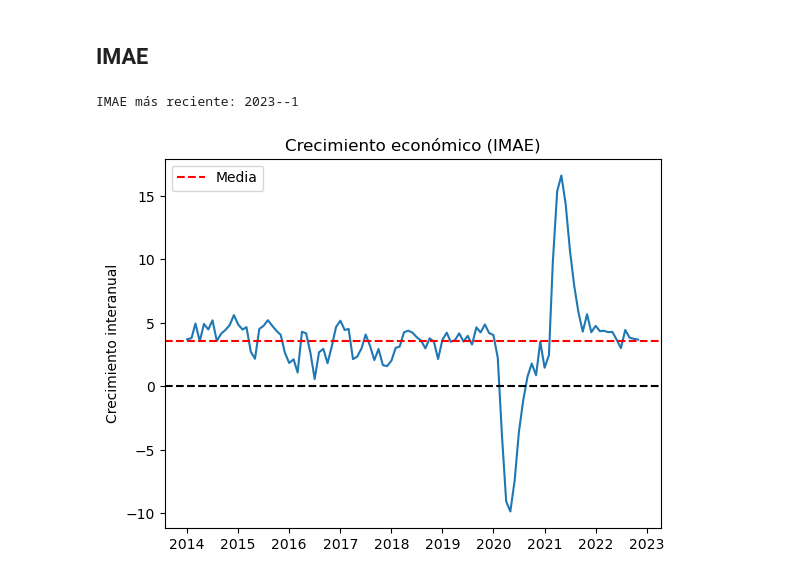
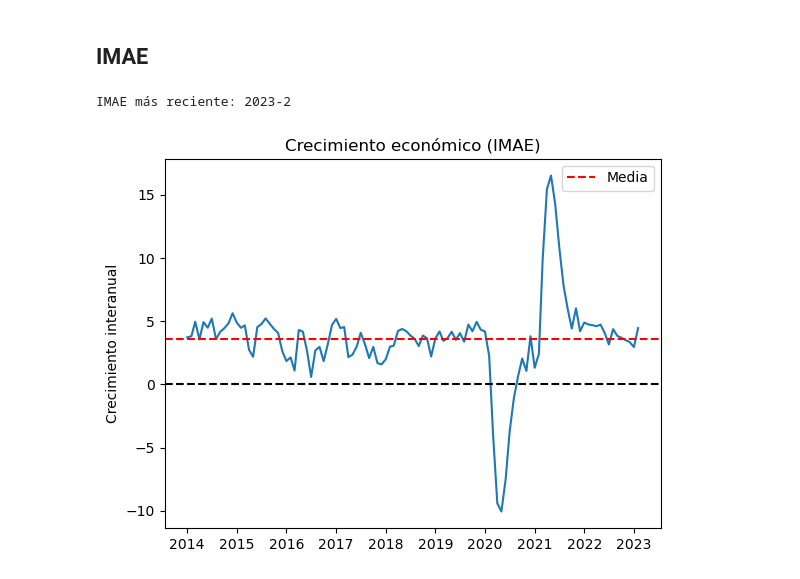
Before and after one commit to UFM-Market-Trends/UFM-Market-Trends-SDK, a Jupyter notebook: examples/1_Actividad_Economica.ipynb, the cells around one changed output. Saved outputs shown, nothing was run; the diff lists cells and outputs as text; code cells hidden in the pictures.

```diff
--- a/examples/1_Actividad_Economica.ipynb
+++ b/examples/1_Actividad_Economica.ipynb
@@ -597,37 +584,38 @@ months_amount = 0
 for i in range(len(imae_dataframe['IMAE'])):
   if not pd.isna(imae_dataframe['IMAE'][i]):
     months_amount += 1
 
 # -1 por el pie de página
-print(f'IMAE más reciente: {2013 + (months_amount)//12}-{months_amount%12 - 1}')
+# remueve ese -1 de months amount porque ya no molesta
+print(f'IMAE más reciente: {2013 + (months_amount)//12}-{months_amount%12}')
 
-imae_dataframe = imae_dataframe[:months_amount-1]
+imae_dataframe = imae_dataframe[:months_amount]
 
 imae_dataframe['date'] = pd.to_datetime(imae_dataframe['date'])
 
 imae_dataframe.insert(loc=1, column="month",
                       value=imae_dataframe['date'].dt.to_period('M'),
                       allow_duplicates=True)
 
 imae_dataframe[IMAE_YEARLY_VARIATION] = imae_dataframe[IMAE_YEARLY_VARIATION]#/100
 
 
 plt.plot(imae_dataframe['date'],
          imae_dataframe[IMAE_YEARLY_VARIATION])
 
 IMAE_mean = np.mean(imae_dataframe[IMAE_YEARLY_VARIATION])
 imae_dataframe['Media desde 2014'] = IMAE_mean
 plt.axhline(IMAE_mean,
             color='r', linestyle='dashed', label='Media')
 plt.ylabel('Crecimiento interanual')
 plt.title('Crecimiento económico (IMAE)')
 plt.axhline(0,
             color='black', linestyle='dashed')
 plt.legend()
 plt.show()
 # %% [output]
-IMAE más reciente: 2023--1
+IMAE más reciente: 2023-2
-[figure, old version]
+[figure, new version]
 # %%
 imae_csv = "IMAE.csv"
 imae_dataframe[12:].to_csv(imae_csv, index=False)
```
Also changed, not shown: parts of 20 cells of this notebook, 6 other files.
